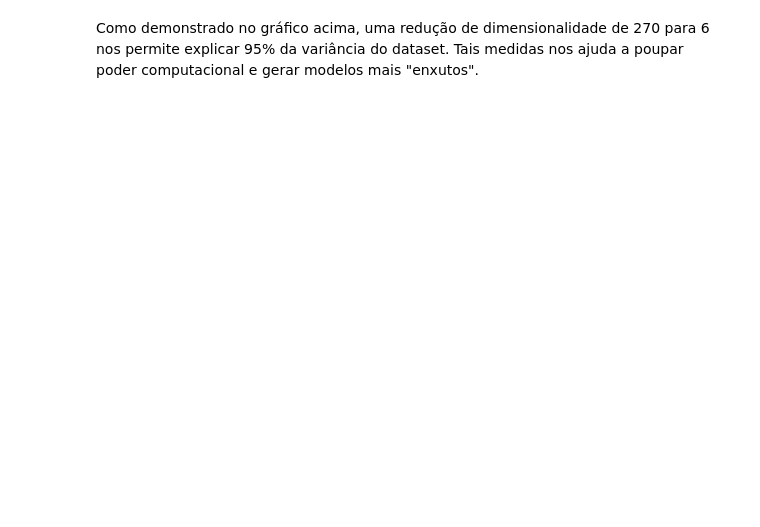
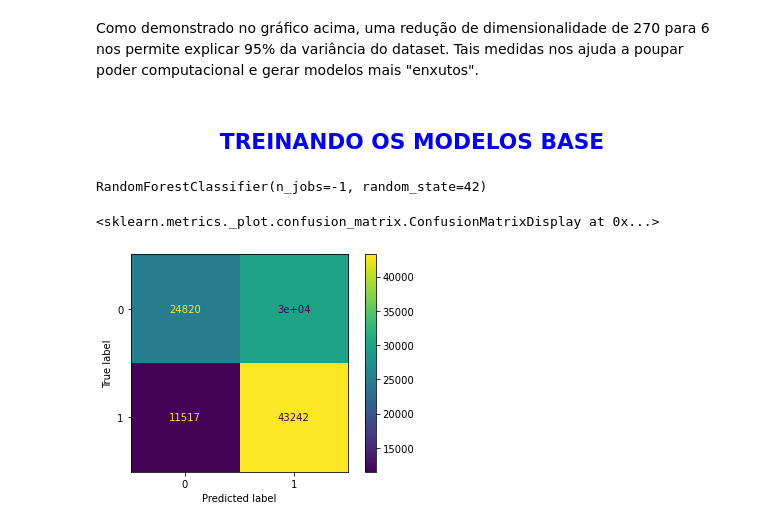
Before and after one commit to CaioBrainer/Projeto-Satisfacao-dos-Clientes-Santander, a Jupyter notebook: projeto_santander.ipynb, the cells around one changed output. Drawn from its saved outputs; the diff is of its cells as text; code cells hidden in the pictures; blank space fills up the shorter version.

```diff
--- a/projeto_santander.ipynb
+++ b/projeto_santander.ipynb
@@ -113,2 +145,11 @@ plt.show()
 # %% [markdown]
 Como demonstrado no gráfico acima, uma redução de dimensionalidade de 270 para 6 nos permite explicar 95% da variância do dataset. Tais medidas nos ajuda a poupar poder computacional e gerar modelos mais "enxutos".
+# %%
+X_treino = pd.DataFrame(pca_treino_99)
+# %% [markdown]
+## <center> <font color='blue'> TREINANDO OS MODELOS BASE
+# %%
+random_forest = RandomForestClassifier(n_estimators=100, n_jobs=-1, random_state=42)
+random_forest.fit(X_treino, np.ravel(y_treino_smt))
+# %% [output]
+RandomForestClassifier(n_jobs=-1, random_state=42)
@@ -114,0 +158,5 @@ Como demonstrado no gráfico acima, uma redução de dimensionalidade de 270 par
+# %%
+plot_confusion_matrix(random_forest, X_treino, y_treino_smt)
+# %% [output]
+<sklearn.metrics._plot.confusion_matrix.ConfusionMatrixDisplay at 0x...>
+[figure, added]
```
Also changed, not shown: parts of 22 cells of this notebook.
